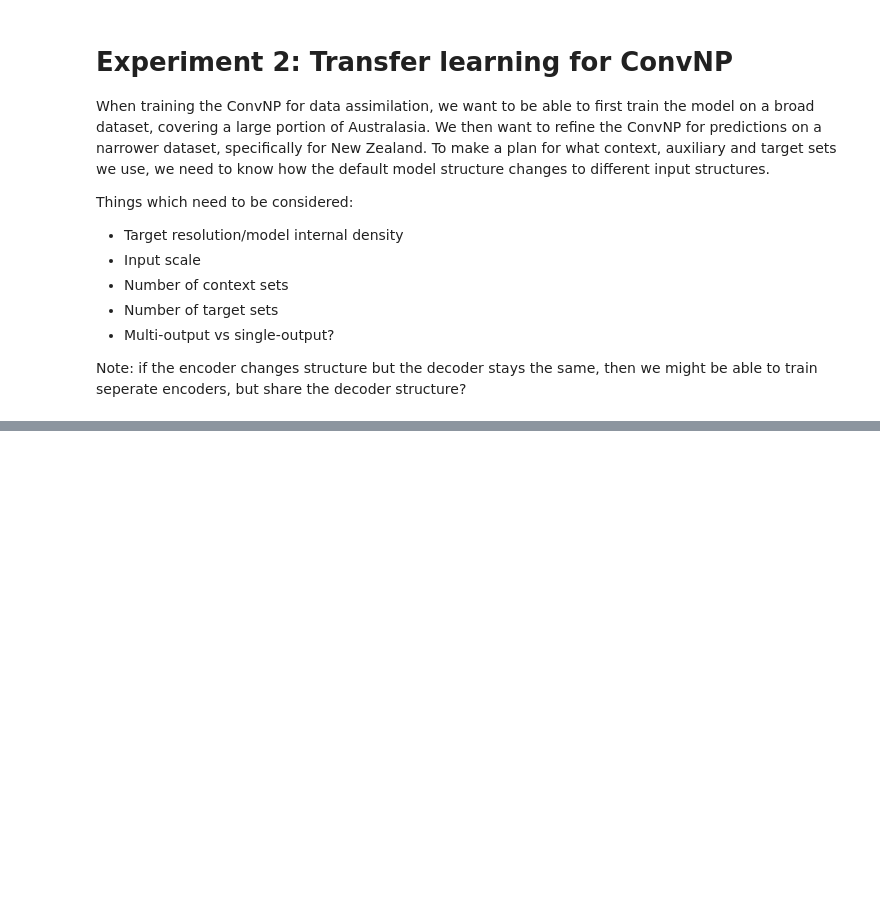
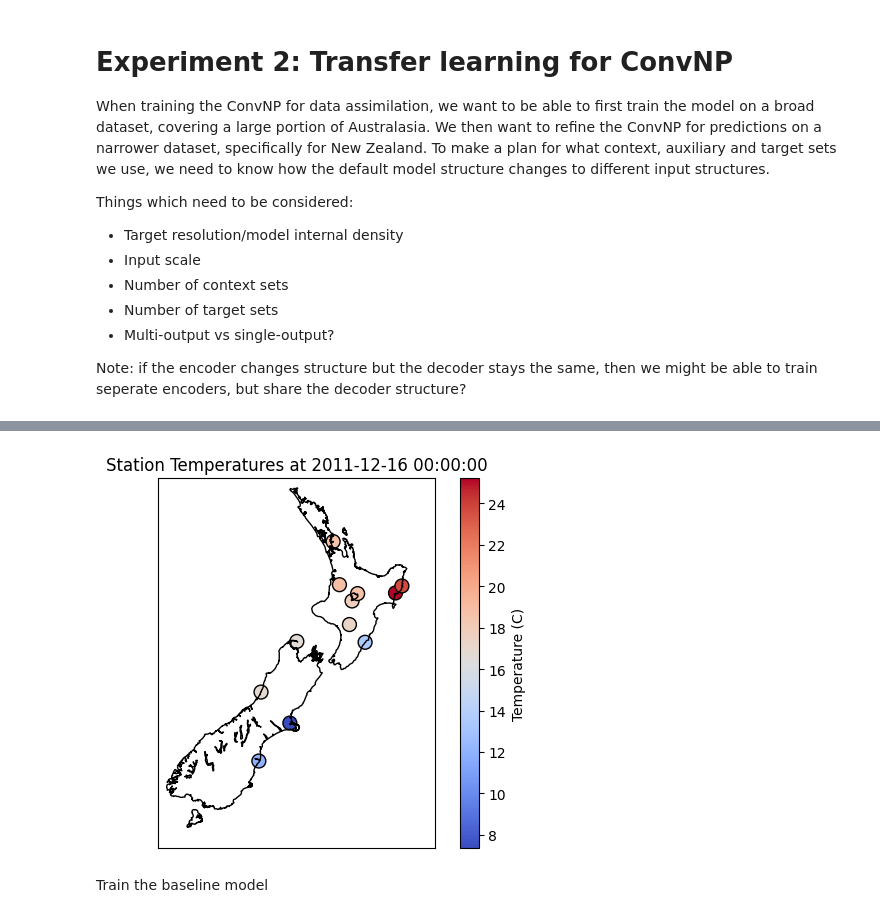
Before and after one commit to LennoxC/convcnp-assim-nz, a Jupyter notebook: notebooks/experiments/exp2_transfer_learning.ipynb, the cells around one changed output, grey strips where cells are left out. Saved outputs shown, nothing was run; the diff lists cells and outputs as text; code cells hidden in the pictures; blank space fills up the shorter version.

```diff
--- a/notebooks/experiments/exp2_transfer_learning.ipynb
+++ b/notebooks/experiments/exp2_transfer_learning.ipynb
@@ -84,0 +133,18 @@ era5_ds = era5_processor.load_ds(mode="surface", years=years, standardise_var_na
+# %%
+# build the station dataset (context & target set)
+
+# load the stations with the variable of interest between the start and end years
+stations_df = station_processor.load_df(vars=[TEMPERATURE], year_start=2010, year_end=2014)
+stations_df.head()
+stations_reset = stations_df.reset_index()
+stations_reset.drop(columns=['station'], inplace=True)
+
+# resample to six-hourly frequency to match ERA5 timestamps
+stations_resample = stations_reset.groupby(['lat', 'lon']).resample("6h", on='time').mean()[[TEMPERATURE]]
+stations_resample = stations_resample.reset_index().set_index(['time', 'lat', 'lon']).sort_index()
+
+# drop station gisborne aero aws (too close to other station)
+drop_lat, drop_lon = -38.66100, 177.98600
+
+stations_resample = stations_resample[~((stations_resample.index.get_level_values('lat') == drop_lat)
+                                        & (stations_resample.index.get_level_values('lon') == drop_lon))]
@@ -84,0 +174,18 @@ era5_ds = era5_processor.load_ds(mode="surface", years=years, standardise_var_na
+# %%
+# visual check of correctness for stations
+time_step = "2011-12-16 00:00:00"
+m = Basemap(projection='merc', llcrnrlat=-48, urcrnrlat=-34, llcrnrlon=166, urcrnrlon=180, resolution='i')
+m.drawcoastlines()
+m.drawcountries()
+x, y = m(stations_resample.reset_index().loc[stations_resample.reset_index()['time'] == time_step]['lon'].values,
+           stations_resample.reset_index().loc[stations_resample.reset_index()['time'] == time_step]['lat'].values)
+sc = m.scatter(x, y,
+               c=stations_resample.reset_index().loc[stations_resample.reset_index()['time'] == time_step]['temperature'].values,
+               cmap='coolwarm', marker='o', edgecolor='k', s=100)
+plt.colorbar(sc, label='Temperature (C)')
+plt.title(f'Station Temperatures at {time_step}')
+plt.show()
+# %% [output]
+[figure, added]
+# %% [markdown]
+Train the baseline model
```
Also changed, not shown: parts of 8 cells of this notebook.
